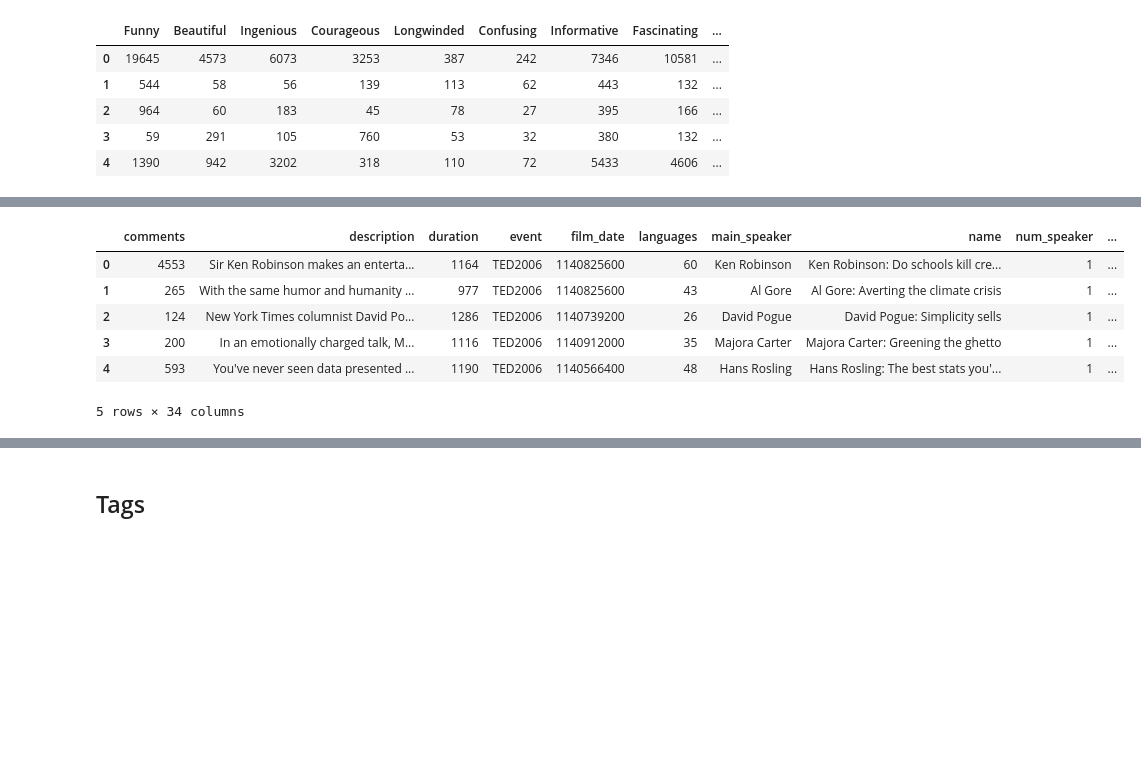
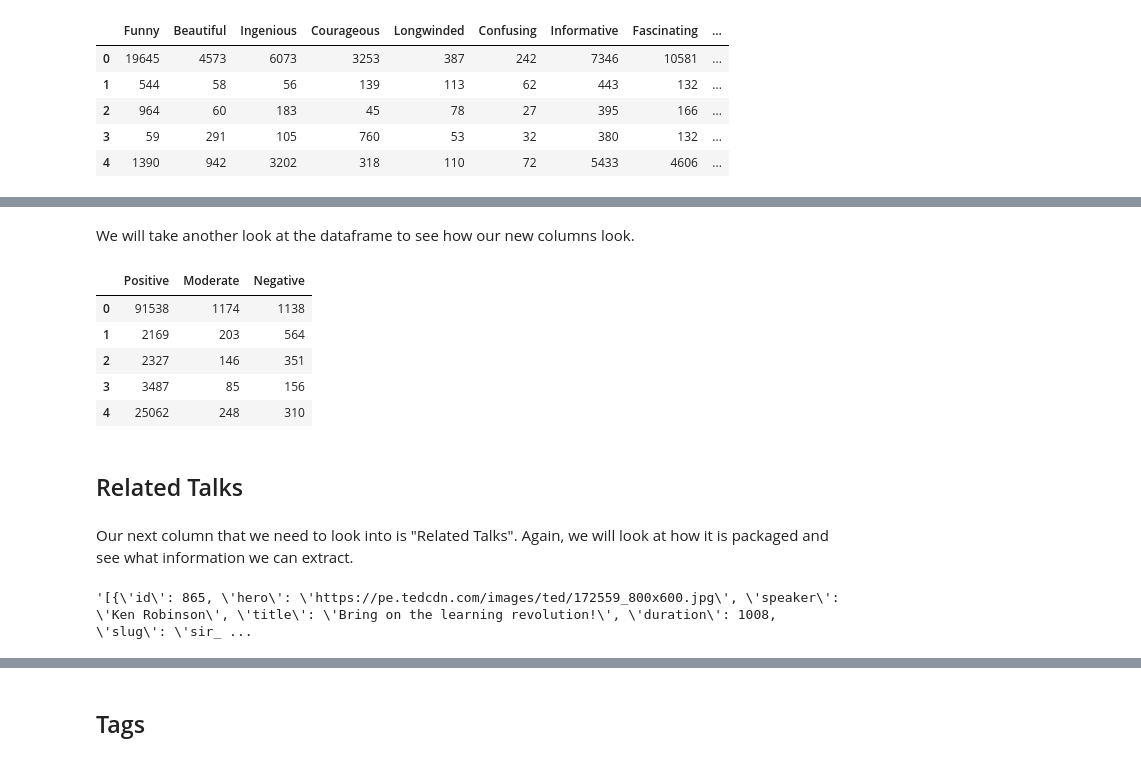
Before and after one commit to TristanMoser/213Project, a Jupyter notebook: Tristan.ipynb, the cells around one changed output, grey strips where cells are left out. Saved outputs shown, nothing was run; the diff lists cells and outputs as text; code cells hidden in the pictures; blank space fills up the shorter version.

Commit message:
I commented all of my code and was able to use KeyedVectors to make use of the tags. The data cleaning is now complete. We should be good to do some visualization and then model.

```diff
--- a/Tristan.ipynb
+++ b/Tristan.ipynb
@@ -67,4 +108,7 @@ positive = ['Funny','Beautiful','Ingenious','Courageous','Inspiring','Jaw-droppi
 negative = ['Longwinded','Unconvincing','Obnoxious','Confusing']
 moderate = ['Informative','OK','Persuasive']
 # %%
-data['Positive'] = data['Funny'] + data['Beautiful'] + data['Ingenious'] + data['Courageous'] + data['Inspiring'] + data['Jaw-dropping'] + data['Fascinating']
+#Create new columns that sum the ratings appropriately
+data['Positive'] = data['Informative'] + data['Persuasive'] + data['Funny'] + data['Beautiful'] + data['Ingenious'] + data['Courageous'] + data['Inspiring'] + data['Jaw-dropping'] + data['Fascinating']
+data['Moderate'] = data['OK']
+data['Negative'] = data['Longwinded'] + data['Unconvincing'] + data['Obnoxious'] + data['Confusing']
@@ -73,12 +115,19 @@ data['Negative'] = data['Longwinded'] + data['Unconvincing'] + data['Obnoxious']
-# %%
-data['Moderate'] = data['Informative'] + data['OK'] + data['Persuasive']
+# %% [markdown]
+We will take another look at the dataframe to see how our new columns look.
 # %%
-data.head()
+data[['Positive','Moderate','Negative']].head()
 # %% [output]
-|  | comments | description | duration | event | film_date | languages | main_speaker | name | num_speaker | ... |
-| 0 | 4553 | Sir Ken Robinson makes an enterta... | 1164 | TED2006 | 1140825600 | 60 | Ken Robinson | Ken Robinson: Do schools kill cre... | 1 | ... |
-| 1 | 265 | With the same humor and humanity ... | 977 | TED2006 | 1140825600 | 43 | Al Gore | Al Gore: Averting the climate crisis | 1 | ... |
-| 2 | 124 | New York Times columnist David Po... | 1286 | TED2006 | 1140739200 | 26 | David Pogue | David Pogue: Simplicity sells | 1 | ... |
-| 3 | 200 | In an emotionally charged talk, M... | 1116 | TED2006 | 1140912000 | 35 | Majora Carter | Majora Carter: Greening the ghetto | 1 | ... |
-| 4 | 593 | You've never seen data presented ... | 1190 | TED2006 | 1140566400 | 48 | Hans Rosling | Hans Rosling: The best stats you'... | 1 | ... |
+|  | Positive | Moderate | Negative |
+| 0 | 91538 | 1174 | 1138 |
+| 1 | 2169 | 203 | 564 |
+| 2 | 2327 | 146 | 351 |
+| 3 | 3487 | 85 | 156 |
+| 4 | 25062 | 248 | 310 |
-5 rows × 34 columns
+# %% [markdown]
+## Related Talks
+# %% [markdown]
+Our next column that we need to look into is "Related Talks". Again, we will look at how it is packaged and see what information we can extract.
+# %%
+data['related_talks'][0]
+# %% [output]
+'[{\'id\': 865, \'hero\': \'https://pe.tedcdn.com/images/ted/172559_800x600.jpg\', \'speaker\': \'Ken Robinson\', \'title\': \'Bring on the learning revolution!\', \'duration\': 1008, \'slug\': \'sir_ ...
```
Also changed, not shown: parts of 93 cells of this notebook.
